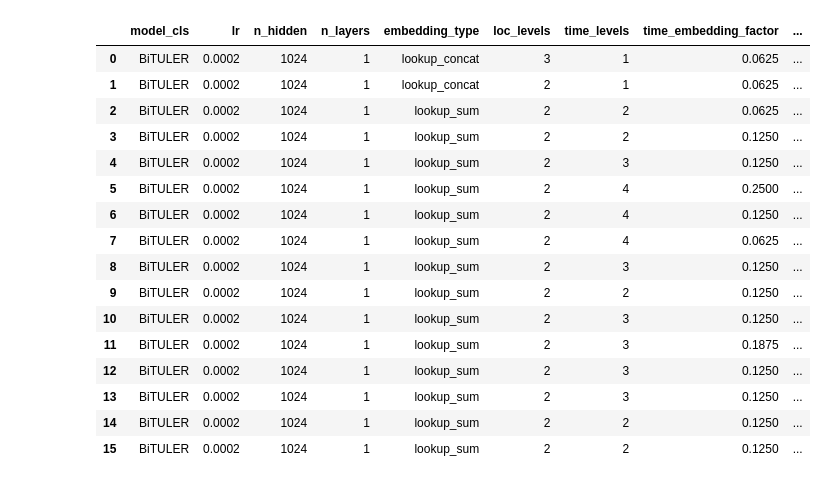
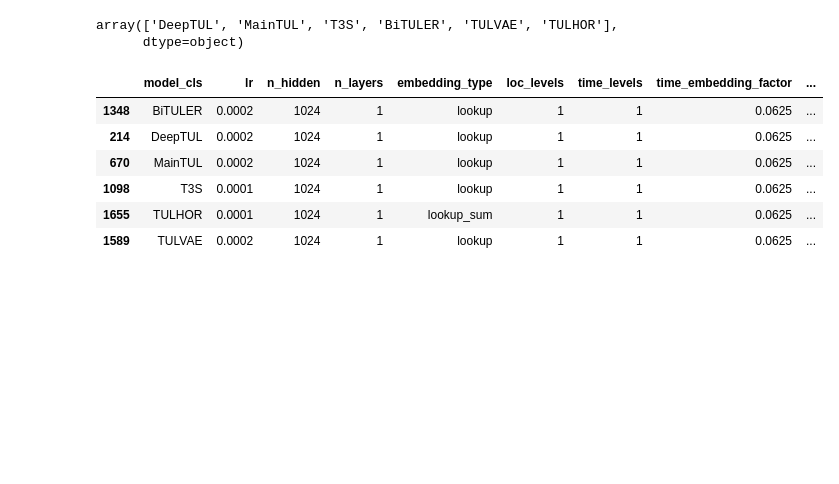
Before and after one commit to lucasczz/MiLES, a Jupyter notebook: notebooks/model_hparams.ipynb, the cells around one changed output. Cells and saved outputs as stored; diff of their text form; code cells hidden in the pictures; blank space fills up the shorter version.

```diff
--- a/notebooks/model_hparams.ipynb
+++ b/notebooks/model_hparams.ipynb
@@ -13,8 +12,8 @@ hparams = [
     "time_levels",
     "time_embedding_factor",
     "dropout",
-    # "n_heads",
-    # "lambduh",
+    "n_heads",
+    "lambduh",
 ]
 metrics = [
     "macro_precision",
@@ -26,10 +38,2 @@ metrics = [
 # %%
-models = [
-    "DeepTUL",
-    "MainTUL",
-    "T3S",
-    "BiTULER",
-    "TULVAE",
-    "TULHOR",
-]
-dfs =[pd.read_json("../reports/.jsonl", lines=True)]
+df = pd.read_json("../reports/hparam_grid.jsonl", lines=True)
@@ -40,31 +40,19 @@ dfr[hparams + metrics]
-# %%
-dfr = pd.read_json("../reports/debug_embeddings.jsonl", lines=True)
-get_metrics(dfr)
-dfr[hparams + metrics]
-# %% [output]
-|  | model_cls | lr | n_hidden | n_layers | embedding_type | loc_levels | time_levels | time_embedding_factor | ... |
-| 0 | BiTULER | 0.0002 | 1024 | 1 | lookup_concat | 3 | 1 | 0.0625 | ... |
-| 1 | BiTULER | 0.0002 | 1024 | 1 | lookup_concat | 2 | 1 | 0.0625 | ... |
-| 2 | BiTULER | 0.0002 | 1024 | 1 | lookup_sum | 2 | 2 | 0.0625 | ... |
-| 3 | BiTULER | 0.0002 | 1024 | 1 | lookup_sum | 2 | 2 | 0.1250 | ... |
-| 4 | BiTULER | 0.0002 | 1024 | 1 | lookup_sum | 2 | 3 | 0.1250 | ... |
-| 5 | BiTULER | 0.0002 | 1024 | 1 | lookup_sum | 2 | 4 | 0.2500 | ... |
-| 6 | BiTULER | 0.0002 | 1024 | 1 | lookup_sum | 2 | 4 | 0.1250 | ... |
-| 7 | BiTULER | 0.0002 | 1024 | 1 | lookup_sum | 2 | 4 | 0.0625 | ... |
-| 8 | BiTULER | 0.0002 | 1024 | 1 | lookup_sum | 2 | 3 | 0.1250 | ... |
-| 9 | BiTULER | 0.0002 | 1024 | 1 | lookup_sum | 2 | 2 | 0.1250 | ... |
-| 10 | BiTULER | 0.0002 | 1024 | 1 | lookup_sum | 2 | 3 | 0.1250 | ... |
-| 11 | BiTULER | 0.0002 | 1024 | 1 | lookup_sum | 2 | 3 | 0.1875 | ... |
-| 12 | BiTULER | 0.0002 | 1024 | 1 | lookup_sum | 2 | 3 | 0.1250 | ... |
-| 13 | BiTULER | 0.0002 | 1024 | 1 | lookup_sum | 2 | 3 | 0.1250 | ... |
-| 14 | BiTULER | 0.0002 | 1024 | 1 | lookup_sum | 2 | 2 | 0.1250 | ... |
-| 15 | BiTULER | 0.0002 | 1024 | 1 | lookup_sum | 2 | 2 | 0.1250 | ... |
-# %%
-models = ['bituler', 'deeptul', 'maintul', 't3s', 'tulvae']
-df = pd.concat([pd.read_json(f"../reports/{model}_grid.jsonl", lines=True) for model in models] )
-df = df.fillna(0)
-df = df.reset_index()
+# %%
+df['model_cls'].unique()
+# %% [output]
+array(['DeepTUL', 'MainTUL', 'T3S', 'BiTULER', 'TULVAE', 'TULHOR'],
+      dtype=object)
+# %%
+get_metrics(df)
+df = df.reset_index(drop=True)
 # %%
-get_metrics(df)
-best_f1_idcs = df.groupby("model_cls")['macro_f1'].idxmax()
-df_best = df.loc[best_f1_idcs]
+max_idcs = df.groupby("model_cls")['top_1_accuracy'].idxmax()
+df.loc[max_idcs][hparams]
+# %% [output]
+|  | model_cls | lr | n_hidden | n_layers | embedding_type | loc_levels | time_levels | time_embedding_factor | ... |
+| 1348 | BiTULER | 0.0002 | 1024 | 1 | lookup | 1 | 1 | 0.0625 | ... |
+| 214 | DeepTUL | 0.0002 | 1024 | 1 | lookup | 1 | 1 | 0.0625 | ... |
+| 670 | MainTUL | 0.0002 | 1024 | 1 | lookup | 1 | 1 | 0.0625 | ... |
+| 1098 | T3S | 0.0001 | 1024 | 1 | lookup | 1 | 1 | 0.0625 | ... |
+| 1655 | TULHOR | 0.0001 | 1024 | 1 | lookup_sum | 1 | 1 | 0.0625 | ... |
+| 1589 | TULVAE | 0.0002 | 1024 | 1 | lookup | 1 | 1 | 0.0625 | ... |
```
Also changed, not shown: parts of 6 cells of this notebook, 3 other files.
